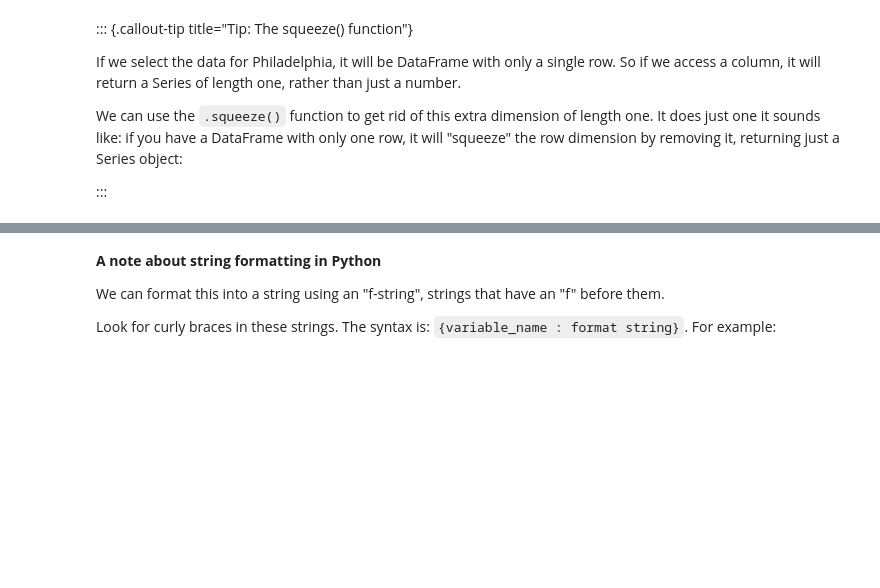
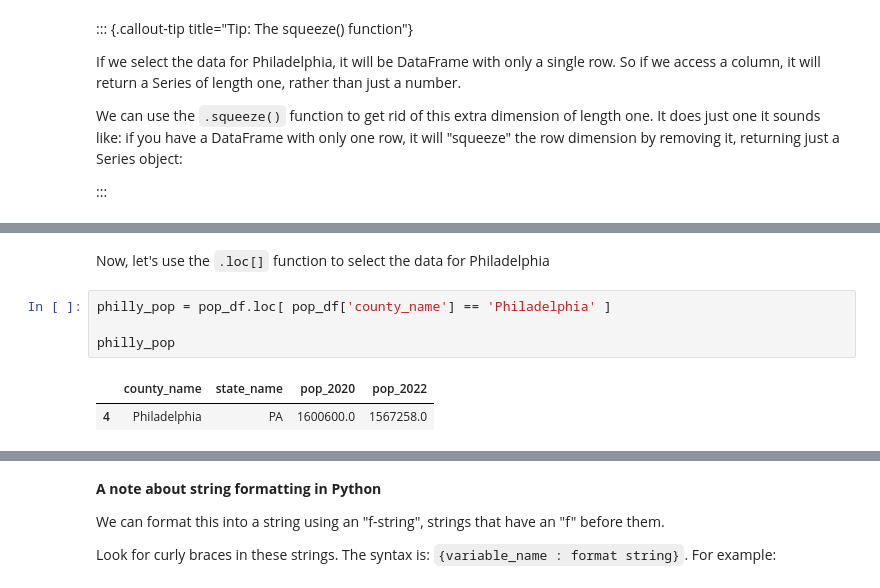
Before and after one commit to MUSA-550-Fall-2023/musa-550-fall-2023.github.io, a Jupyter notebook: content/week-1/lecture-1B.ipynb, the cells around one changed output, grey strips where cells are left out. Cells and saved outputs as stored; diff of their text form; blank space fills up the shorter version.

```diff
--- a/content/week-1/lecture-1B.ipynb
+++ b/content/week-1/lecture-1B.ipynb
@@ -531,0 +556,9 @@ We can use the `.squeeze()` function to get rid of this extra dimension of lengt
+# %% [markdown]
+Now, let's use the `.loc[]` function to select the data for Philadelphia
+# %%
+philly_pop = pop_df.loc[ pop_df['county_name'] == 'Philadelphia' ]
+
+philly_pop
+# %% [output]
+|  | county_name | state_name | pop_2020 | pop_2022 |
+| 4 | Philadelphia | PA | 1600600.0 | 1567258.0 |
```
Also changed, not shown: parts of 27 cells of this notebook, 15 other files.
